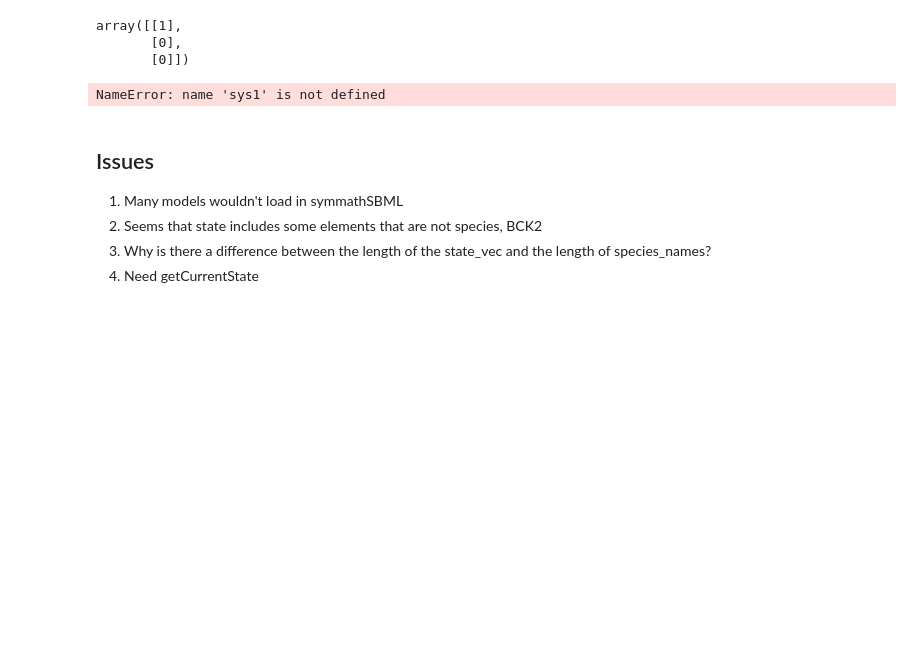
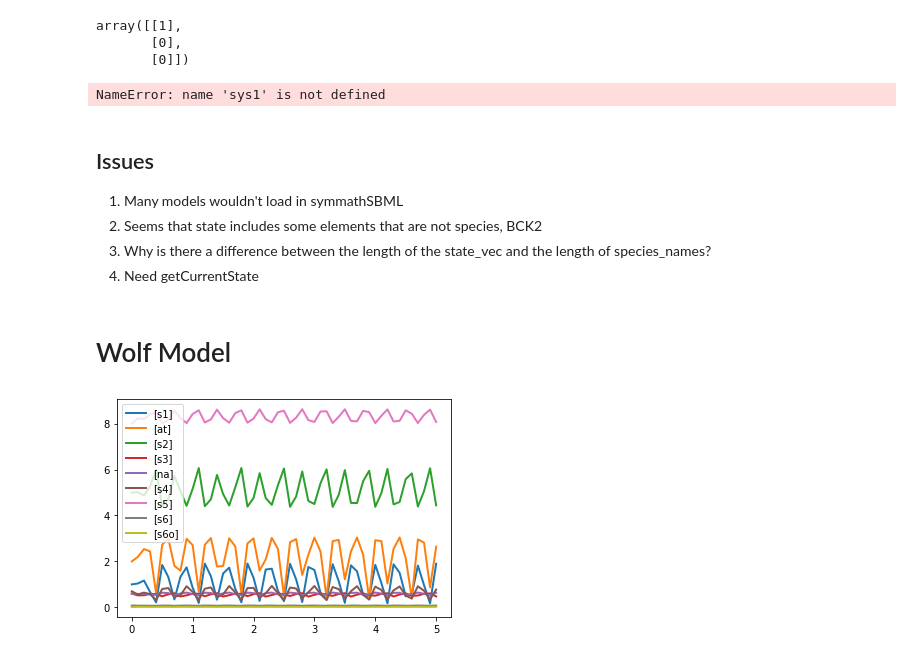
Before and after one commit to ModelEngineering/controlSBML, a Jupyter notebook: notebooks/LinearApproximations.ipynb, the cells around one changed output. Saved outputs shown, nothing was run; the diff lists cells and outputs as text; code cells hidden in the pictures; blank space fills up the shorter version.

```diff
--- a/notebooks/LinearApproximations.ipynb
+++ b/notebooks/LinearApproximations.ipynb
@@ -249,3 +249,11 @@ uniform_data = np.random.rand(10, ncol)
 columns = ["c%d" % n for n in range(ncol)]
 df = pd.DataFrame(uniform_data, columns=columns)
 ax = sns.heatmap(df)
+# %% [markdown]
+# Wolf Model
+# %%
+rr = te.loadSBMLModel("https://www.ebi.ac.uk/biomodels/model/download/BIOMD0000000206.2?filename=BIOMD0000000206_url.xml")
+# %%
+rr.plot(rr.simulate())
+# %% [output]
+[figure, added]
```
Also changed, not shown: 4 other files.
